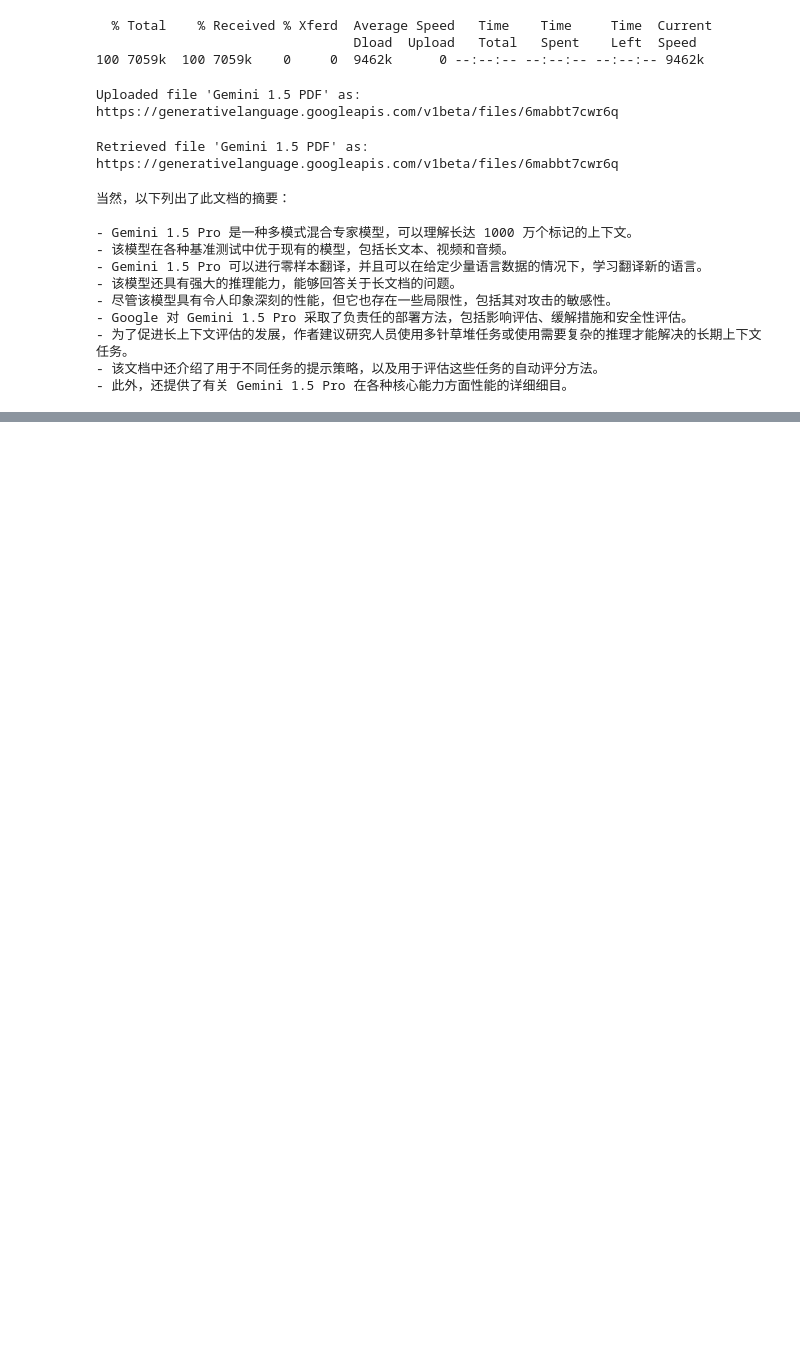
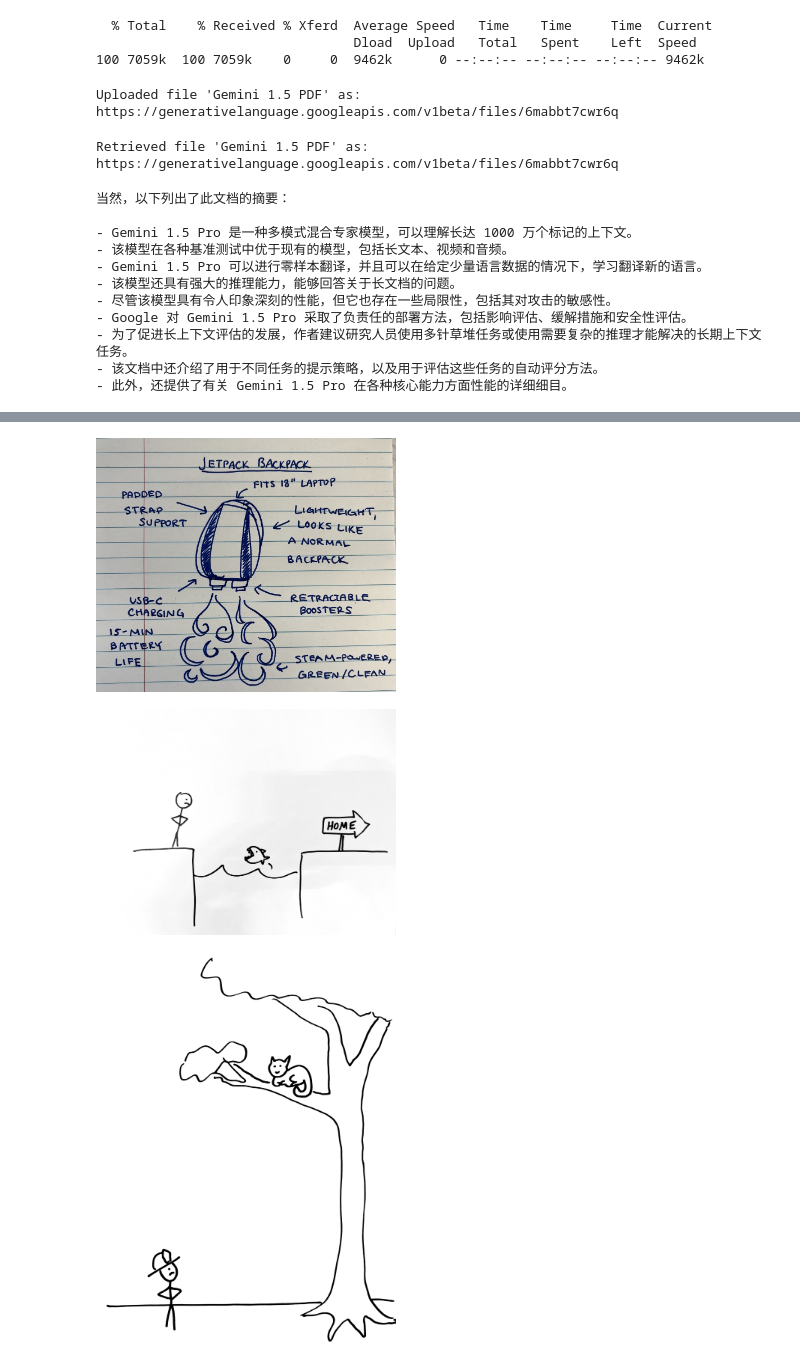
Before and after one commit to wayhome/101colab, a Jupyter notebook: gemini.ipynb, the cells around one changed output, grey strips where cells are left out. Cells and saved outputs as stored; diff of their text form; code cells hidden in the pictures; blank space fills up the shorter version.

```diff
--- a/gemini.ipynb
+++ b/gemini.ipynb
@@ -68,0 +88,11 @@ print(response.text)
+# %%
+from IPython.display import Image, display
+
+display(Image(filename='jetpack.jpg', width=300, height=300))
+display(Image(filename='piranha.jpg', width=300, height=300))
+
+display(Image(filename='firefighter.jpg', width=300, height=300))
+# %% [output]
+[figure, added]
+[figure, added]
+[figure, added]
```
Also changed, not shown: parts of 10 cells of this notebook.
